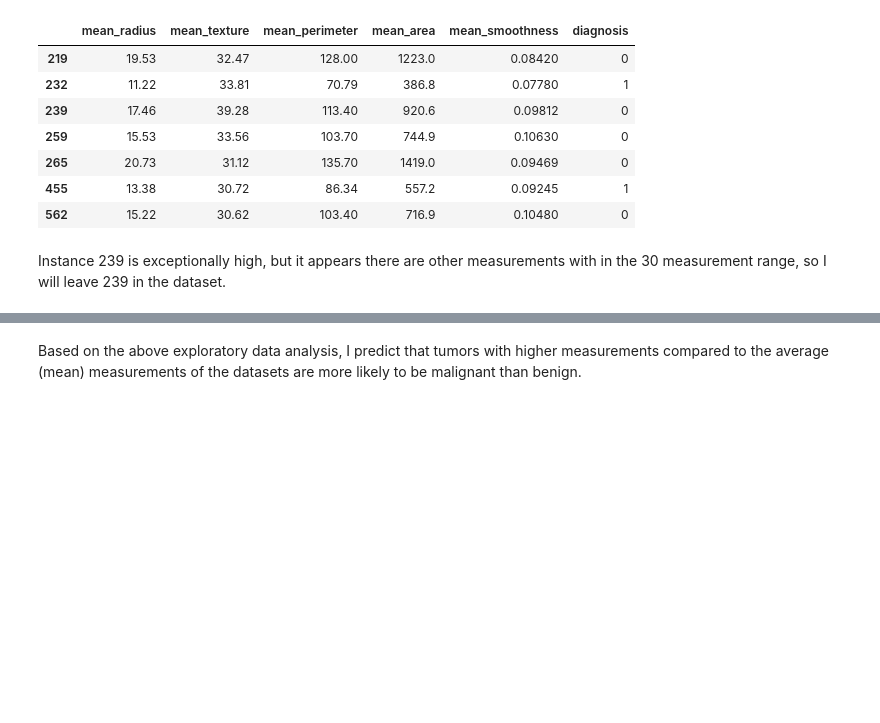
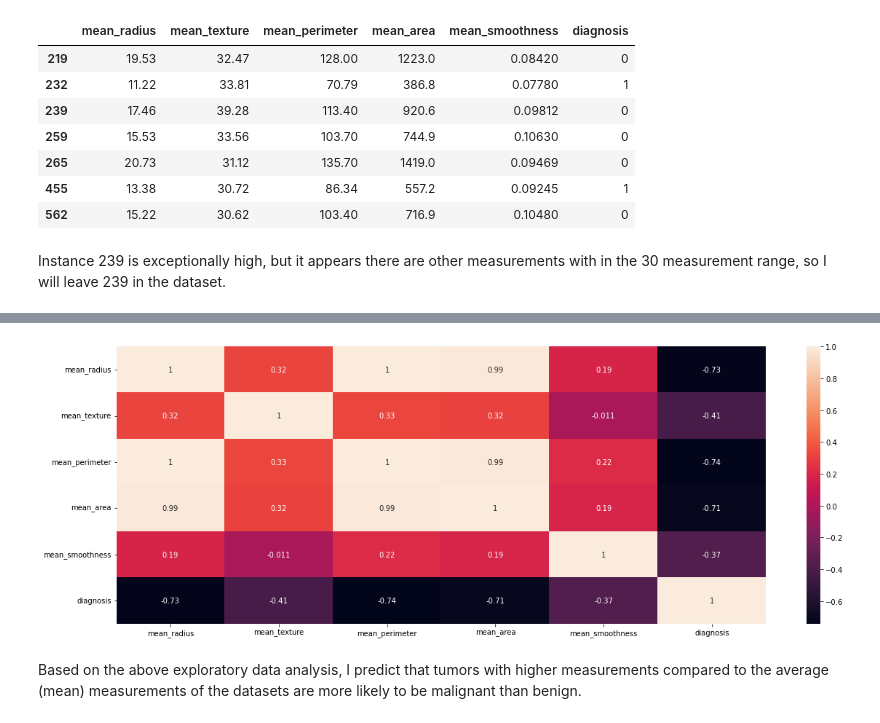
Before and after one commit to joycorrine/springboard, a Jupyter notebook: 3-Capstone/Notebooks/Cap3DataWrangling_EDA.ipynb, the cells around one changed output, grey strips where cells are left out. Saved outputs shown, nothing was run; the diff lists cells and outputs as text; code cells hidden in the pictures; blank space fills up the shorter version.

```diff
--- a/3-Capstone/Notebooks/Cap3DataWrangling_EDA.ipynb
+++ b/3-Capstone/Notebooks/Cap3DataWrangling_EDA.ipynb
@@ -184,2 +185,8 @@ Instance 239 is exceptionally high, but it appears there are other measurements
+# %%
+#review feature correlation in a heatmap
+plt.figure(figsize=(20,7))
+sns.heatmap(df.corr(), annot=True);
+# %% [output]
+[figure, added]
 # %% [markdown]
 Based on the above exploratory data analysis, I predict that tumors with higher measurements compared to the average (mean) measurements of the datasets are more likely to be malignant than benign.
```
Also changed, not shown: parts of 7 cells of this notebook, 1 other file.
